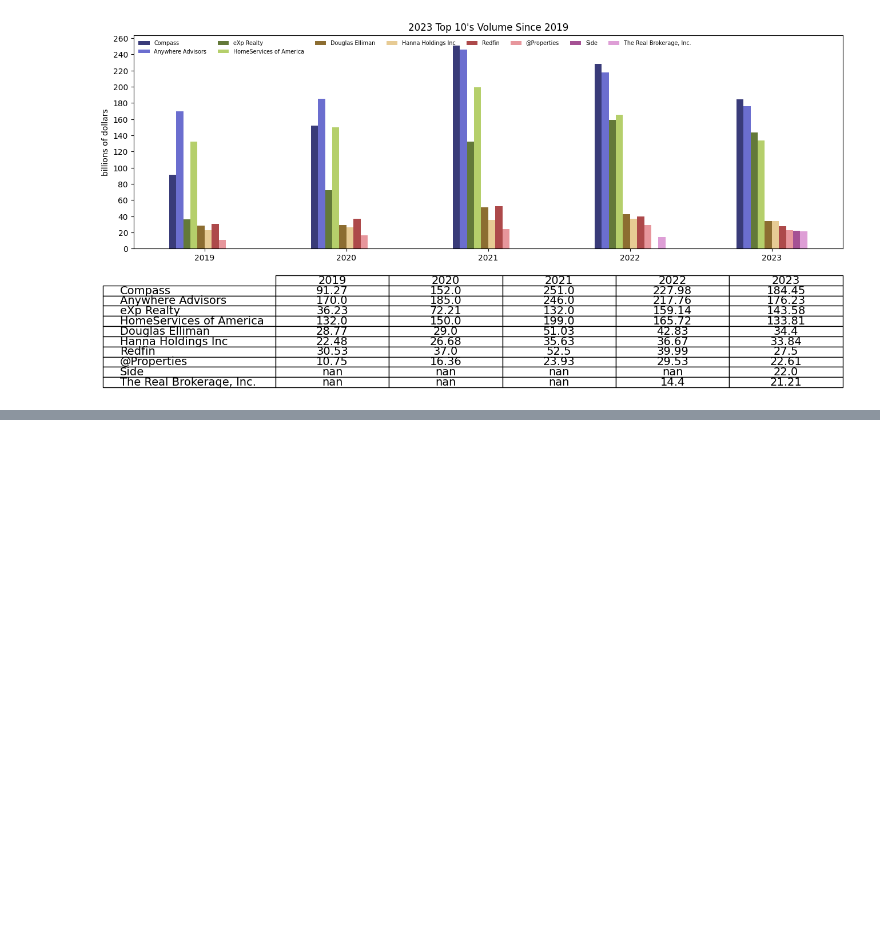
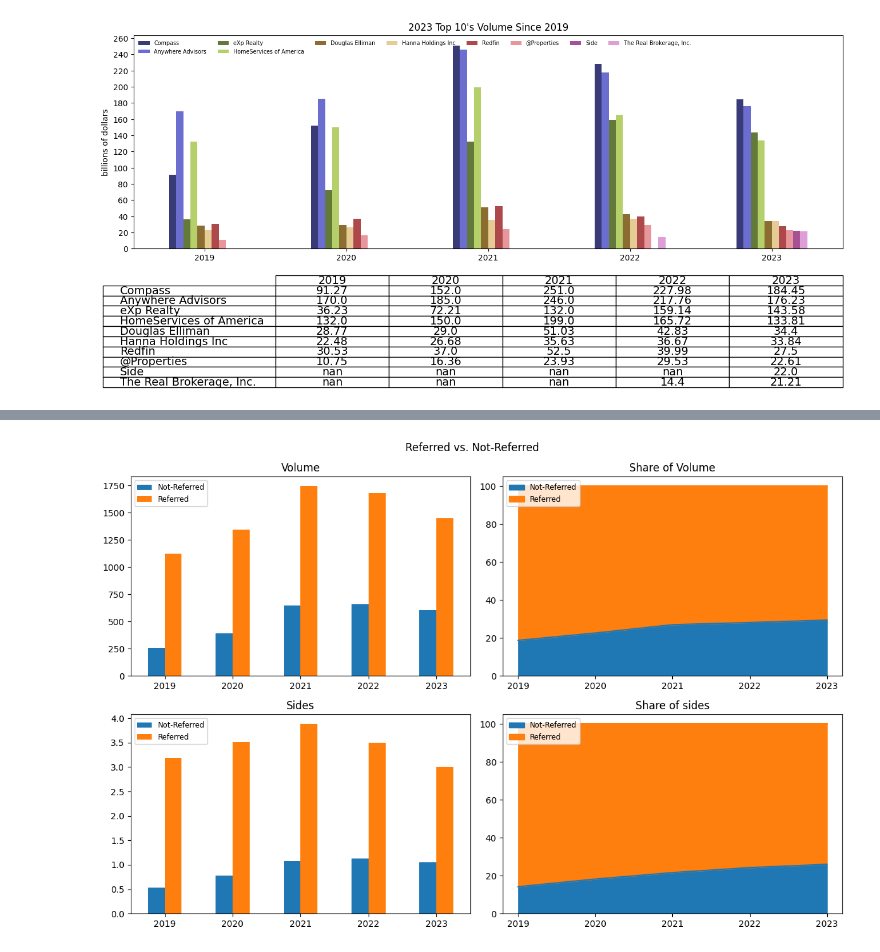
Before and after one commit to altos-research/housingwire-rt, a Jupyter notebook: EDA.ipynb, the cells around one changed output, grey strips where cells are left out. Cells and saved outputs as stored; diff of their text form; code cells hidden in the pictures; blank space fills up the shorter version.

Commit message:
Ruled out states for now. First referrer EDA.

```diff
--- a/EDA.ipynb
+++ b/EDA.ipynb
@@ -204,0 +235,34 @@ byState2023.loc[byState2023.state_rank==1, ['state', 'company', 'volume']].sort_
+# %%
+fig, ax = plt.subplots(ncols=2, nrows=2)
+fig.set_figheight(8)
+fig.set_figwidth(12)
+fig.set_tight_layout(tight=True)
+fig.suptitle('Referred vs. Not-Referred')
+
+byReferrer = df[['year','referrer', 'volume']].groupby(['year', 'referrer']).sum().sort_values(by=['year', 'volume'], ascending=[True, False])
+byReferrer.reset_index(inplace=True)
+byReferrer['referred'] = ['Not-Referred' if x == 'Independent/Other' else 'Referred' for x in byReferrer.referrer]
+byReferrer = byReferrer.drop(columns='referrer').groupby(['year', 'referred']).sum().reset_index().pivot(index='year', columns='referred', values='volume')
+byReferrer.plot.bar(ax=ax[0, 0], rot=0, xlabel='', title='Volume').legend(fontsize='small', title=None, loc='upper left')
+
+byReferrer['total'] = byReferrer['Not-Referred'] + byReferrer['Referred']
+byReferrer['Not-Referred'] = byReferrer['Not-Referred'] / byReferrer.total * 100
+byReferrer['Referred'] = byReferrer['Referred'] / byReferrer.total * 100
+byReferrer.drop(columns='total', inplace=True)
+byReferrer.plot(kind='area', stacked=True, xticks=list(range(2019, 2024)), xlabel='', ax=ax[0, 1], title='Share of Volume').legend(fontsize='small', title=None, loc='upper left')
+
+byReferrer = df[['year','referrer', 'sides']].groupby(['year', 'referrer']).sum().sort_values(by=['year', 'sides'], ascending=[True, False])
+byReferrer.reset_index(inplace=True)
+byReferrer['referred'] = ['Not-Referred' if x == 'Independent/Other' else 'Referred' for x in byReferrer.referrer]
+byReferrer = byReferrer.drop(columns='referrer').groupby(['year', 'referred']).sum().reset_index().pivot(index='year', columns='referred', values='sides')
+byReferrer.plot.bar(ax=ax[1, 0], rot=0, xlabel='', title='Sides').legend(fontsize='small', title=None, loc='upper left')
+
+byReferrer['total'] = byReferrer['Not-Referred'] + byReferrer['Referred']
+byReferrer['Not-Referred'] = byReferrer['Not-Referred'] / byReferrer.total * 100
+byReferrer['Referred'] = byReferrer['Referred'] / byReferrer.total * 100
+byReferrer.drop(columns='total', inplace=True)
+byReferrer.plot(kind='area', stacked=True, xticks=list(range(2019, 2024)), xlabel='', ax=ax[1, 1], title='Share of sides').legend(fontsize='small', title=None, loc='upper left')
+
+plt.show()
+# %% [output]
+[figure, added]
```
Also changed, not shown: parts of 4 cells of this notebook.
